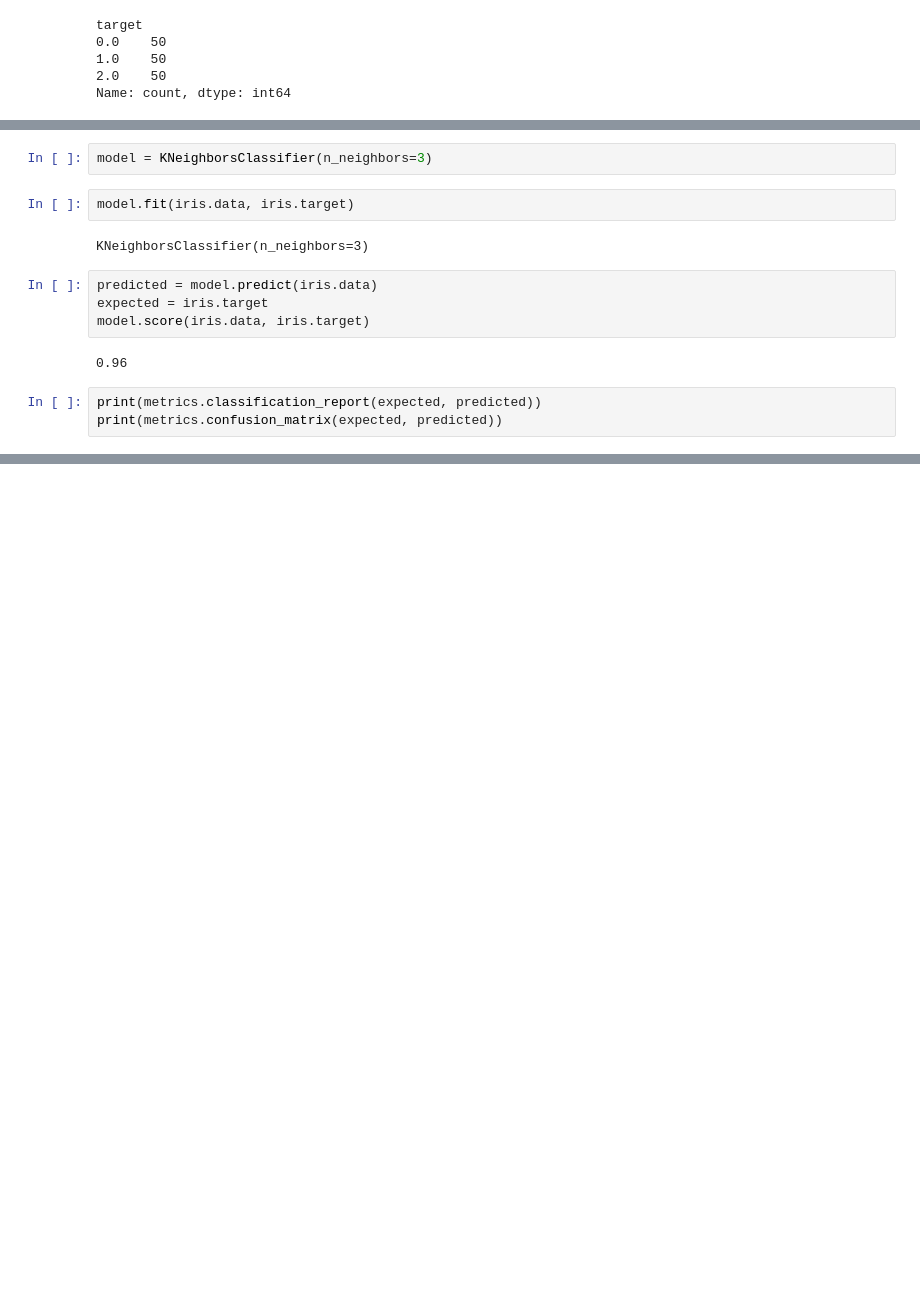
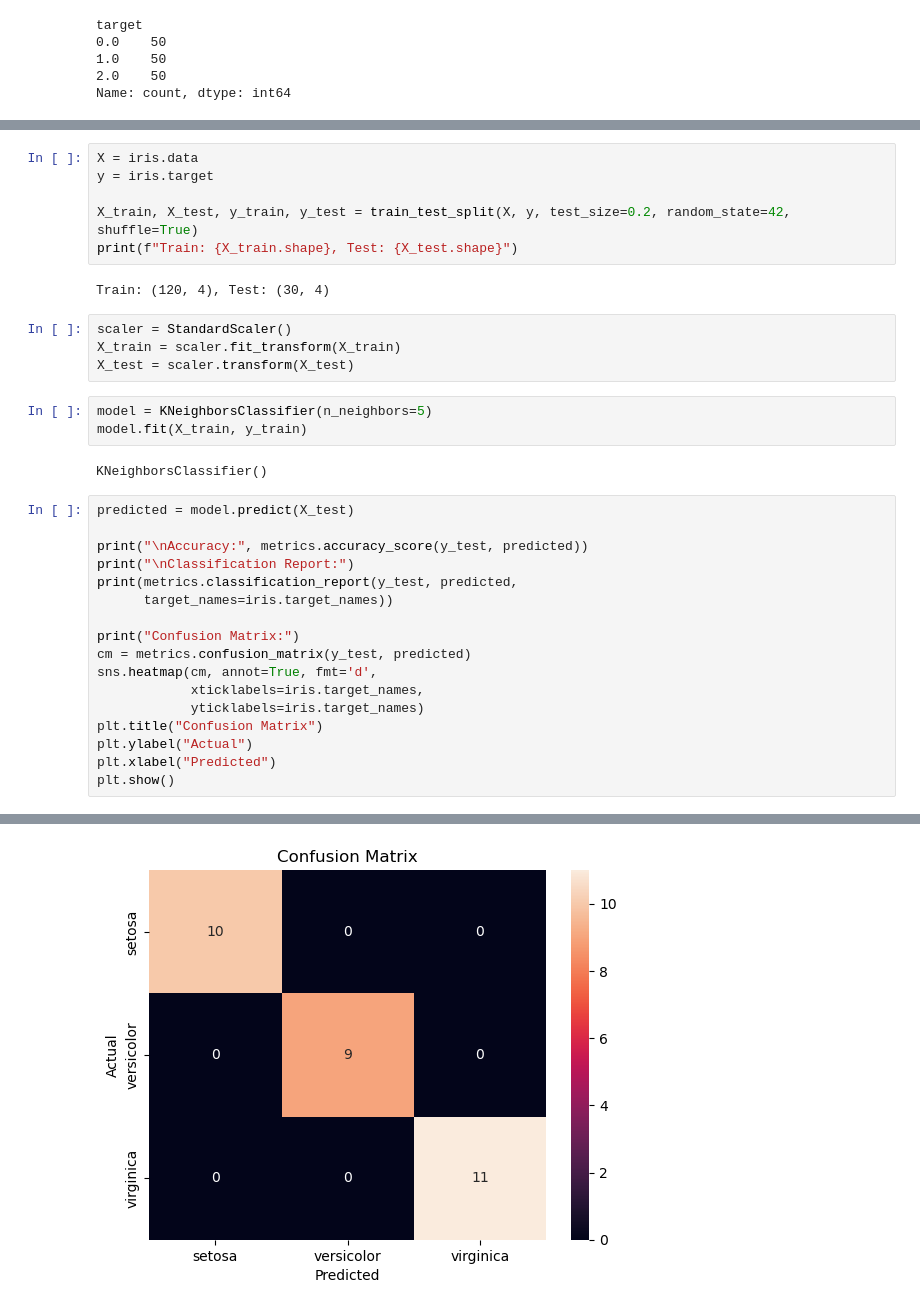
Before and after one commit to grindstack/DecodeLabs-Internship, a Jupyter notebook: Data-Classification/notebook.ipynb, the cells around one changed output, grey strips where cells are left out. Cells and saved outputs as stored; diff of their text form; blank space fills up the shorter version.

```diff
--- a/Data-Classification/notebook.ipynb
+++ b/Data-Classification/notebook.ipynb
@@ -41,16 +40,35 @@ sns.FacetGrid(df, hue="target", height=8).map(plt.scatter, "petal length (cm)",
 # %%
-model = KNeighborsClassifier(n_neighbors=3)
+X = iris.data
+y = iris.target
+
+X_train, X_test, y_train, y_test = train_test_split(X, y, test_size=0.2, random_state=42, shuffle=True)
+print(f"Train: {X_train.shape}, Test: {X_test.shape}")
+# %% [output]
+Train: (120, 4), Test: (30, 4)
 # %%
-model.fit(iris.data, iris.target)
+scaler = StandardScaler()
+X_train = scaler.fit_transform(X_train)
+X_test = scaler.transform(X_test)
-# %% [output]
-KNeighborsClassifier(n_neighbors=3)
-# %%
-predicted = model.predict(iris.data)
-expected = iris.target
-model.score(iris.data, iris.target)
-# %% [output]
-0.96
+# %%
+model = KNeighborsClassifier(n_neighbors=5)
+model.fit(X_train, y_train)
+# %% [output]
+KNeighborsClassifier()
 # %%
-print(metrics.classification_report(expected, predicted))
-print(metrics.confusion_matrix(expected, predicted))
+predicted = model.predict(X_test)
+
+print("\nAccuracy:", metrics.accuracy_score(y_test, predicted))
+print("\nClassification Report:")
+print(metrics.classification_report(y_test, predicted,
+      target_names=iris.target_names))
+
+print("Confusion Matrix:")
+cm = metrics.confusion_matrix(y_test, predicted)
+sns.heatmap(cm, annot=True, fmt='d',
+            xticklabels=iris.target_names,
+            yticklabels=iris.target_names)
+plt.title("Confusion Matrix")
+plt.ylabel("Actual")
+plt.xlabel("Predicted")
+plt.show()
 # %% [output]
@@ -69,0 +89 @@ weighted avg       0.96      0.96      0.96       150
+[figure, added]
```
Also changed, not shown: parts of 4 cells of this notebook, 1 other file.
